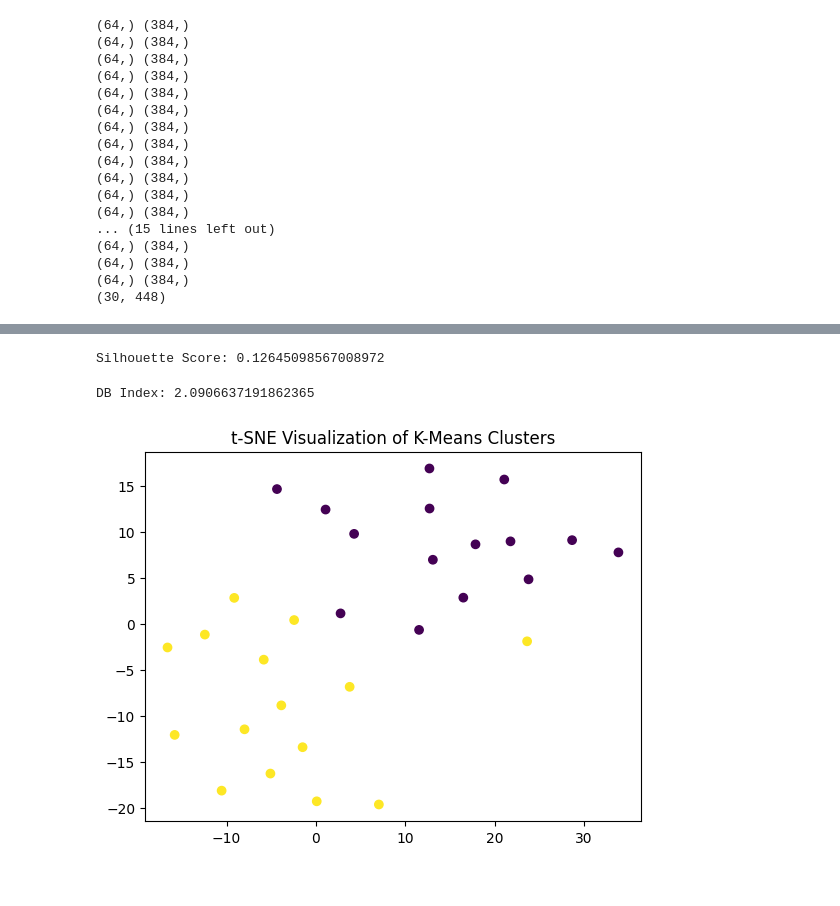
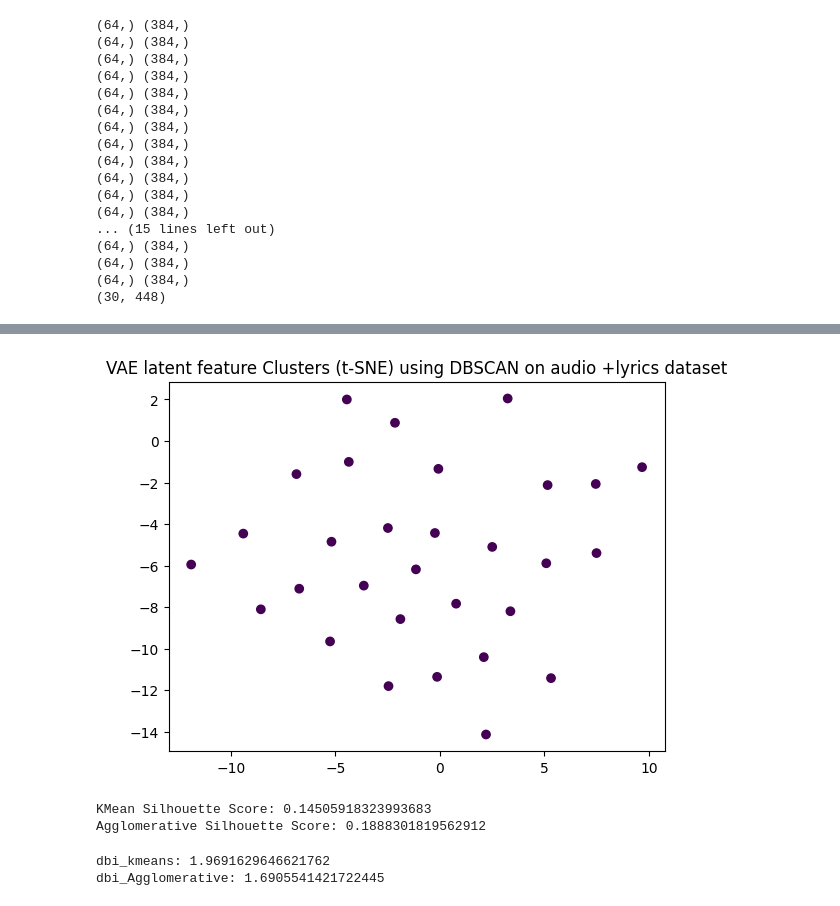
Before and after one commit to anikaahsan/project_cse715_18101194_anika_ahsan, a Jupyter notebook: notebooks/medium_task.ipynb, the cells around one changed output, grey strips where cells are left out. Saved outputs shown, nothing was run; the diff lists cells and outputs as text; code cells hidden in the pictures.

```diff
--- a/notebooks/medium_task.ipynb
+++ b/notebooks/medium_task.ipynb
@@ -582,0 +552,12 @@ labels_db = dbscan.fit_predict(hybrid_features)
+# %%
+#visualize cluster
+from sklearn.manifold import TSNE
+
+tsne = TSNE(n_components=2, perplexity=15, random_state=42)
+X_2d = tsne.fit_transform(hybrid_features_scaled)
+
+plt.scatter(X_2d[:,0], X_2d[:,1], c=labels_dbscan)
+plt.title("VAE latent feature Clusters (t-SNE) using DBSCAN on audio +lyrics dataset")
+plt.show()
+# %% [output]
+[figure, added]
@@ -584,14 +567,25 @@ labels_db = dbscan.fit_predict(hybrid_features)
 #evaluation metrics
 from sklearn.metrics import silhouette_score
 
-score = silhouette_score(hybrid_features, labels_kmeans)
-print("Silhouette Score:", score)
+score_kmeans = silhouette_score(hybrid_features_scaled, labels_kmeans)
+print("KMean Silhouette Score:", score_kmeans)
+
+score_labels_Agglomerative = silhouette_score(hybrid_features_scaled, labels_Agglomerative)
+print("Agglomerative Silhouette Score:", score_labels_Agglomerative)
+
+# score_dbscan = silhouette_score(hybrid_features_scaled, labels_dbscan)
+# print("DBscan Silhouette Score:", score_dbscan)
 # %% [output]
-Silhouette Score: 0.12645098567008972
+KMean Silhouette Score: 0.14505918323993683
+Agglomerative Silhouette Score: 0.1888301819562912
 # %%
 from sklearn.metrics import davies_bouldin_score
 
-dbi = davies_bouldin_score(hybrid_features, labels_kmeans)
-print("DB Index:", dbi)
+dbi_kmeans = davies_bouldin_score(hybrid_features, labels_kmeans)
+print("dbi_kmeans:", dbi_kmeans)
+
+dbi_Agglomerative = davies_bouldin_score(hybrid_features, labels_Agglomerative)
+print("dbi_Agglomerative:", dbi_Agglomerative)
 # %% [output]
-DB Index: 2.0906637191862365
+dbi_kmeans: 1.9691629646621762
+dbi_Agglomerative: 1.6905541421722445
@@ -605,13 +591,0 @@ DB Index: 2.0906637191862365
-# %%
-#visualization
-from sklearn.manifold import TSNE
-import matplotlib.pyplot as plt
-
-tsne = TSNE(n_components=2, perplexity=10, random_state=42)
-X_2d = tsne.fit_transform(hybrid_features)
-
-plt.scatter(X_2d[:, 0], X_2d[:, 1], c=labels_kmeans, cmap='viridis')
-plt.title("t-SNE Visualization of K-Means Clusters")
-plt.show()
-# %% [output]
-[figure, removed]
```
Also changed, not shown: parts of 20 cells of this notebook, 1 other file.
